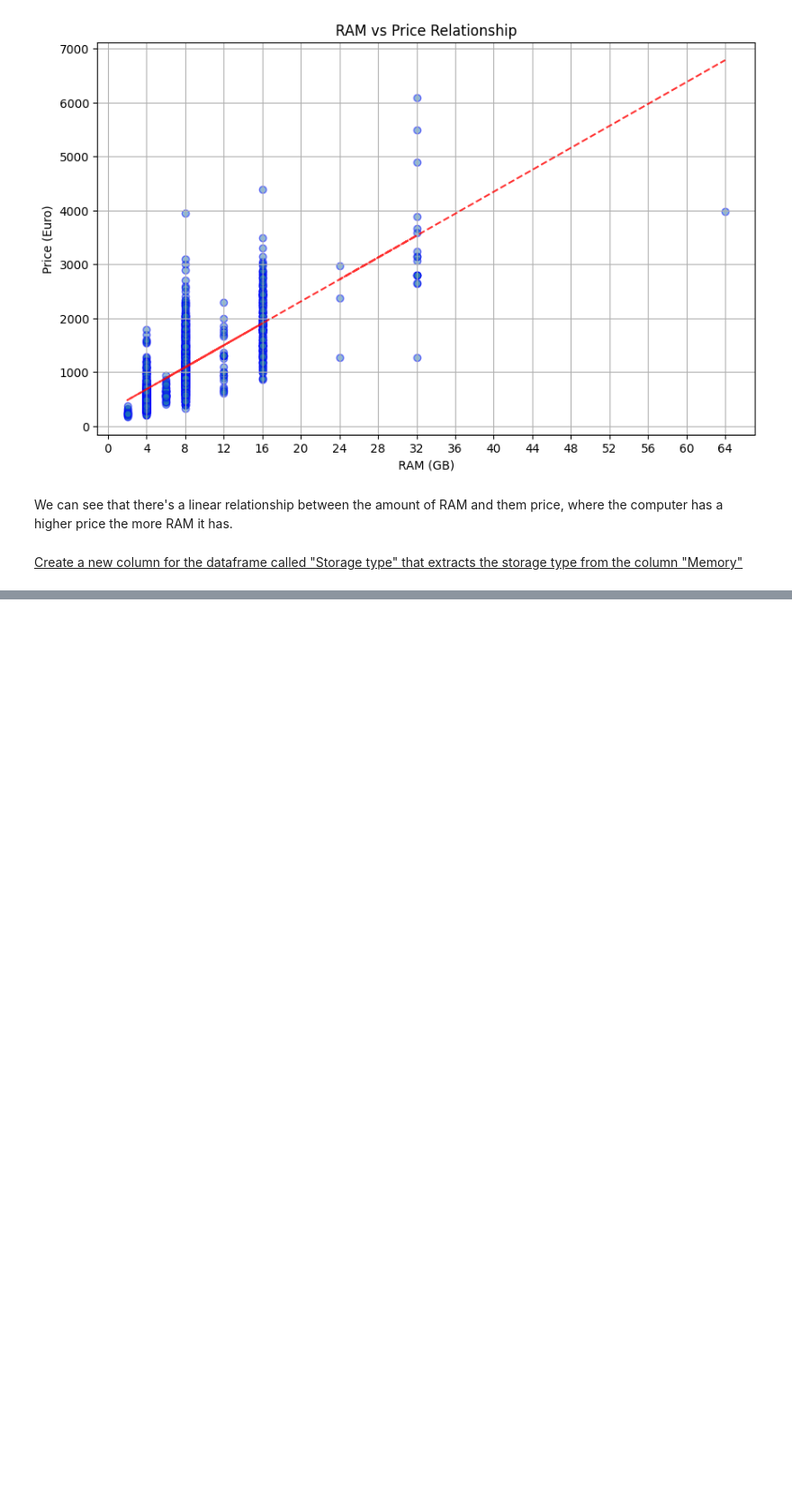
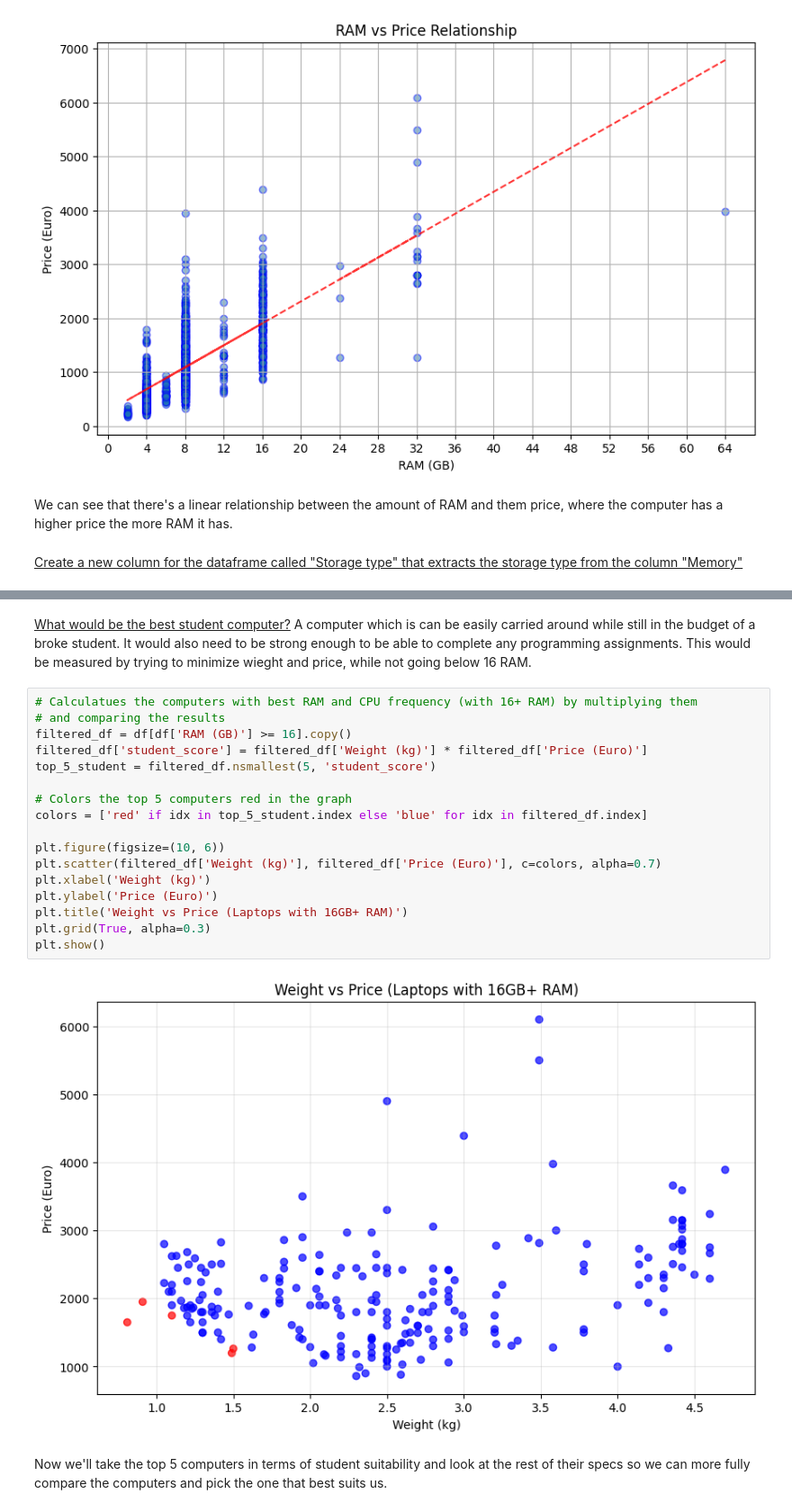
Before and after one commit to HilaOhayion/MiniProject1, a Jupyter notebook: Part_2_Q2.ipynb, the cells around one changed output, grey strips where cells are left out. Shown at 90% size. Drawn from its saved outputs; the diff is of its cells as text; blank space fills up the shorter version.

```diff
--- a/Part_2_Q2.ipynb
+++ b/Part_2_Q2.ipynb
@@ -146,0 +195,25 @@ print(df[['Memory', 'Storage type']].head(30))
+# %% [markdown]
+<u>What would be the best student computer?</u></p>
+A computer which is can be easily carried around while still in the budget of a broke student. It would also need to be strong enough to be able to complete any programming assignments. </p>
+This would be measured by trying to minimize wieght and price, while not going below 16 RAM.
+# %%
+# Calculatues the computers with best RAM and CPU frequency (with 16+ RAM) by multiplying them
+# and comparing the results
+filtered_df = df[df['RAM (GB)'] >= 16].copy()
+filtered_df['student_score'] = filtered_df['Weight (kg)'] * filtered_df['Price (Euro)']
+top_5_student = filtered_df.nsmallest(5, 'student_score')
+
+# Colors the top 5 computers red in the graph
+colors = ['red' if idx in top_5_student.index else 'blue' for idx in filtered_df.index]
+
+plt.figure(figsize=(10, 6))
+plt.scatter(filtered_df['Weight (kg)'], filtered_df['Price (Euro)'], c=colors, alpha=0.7)
+plt.xlabel('Weight (kg)')
+plt.ylabel('Price (Euro)')
+plt.title('Weight vs Price (Laptops with 16GB+ RAM)')
+plt.grid(True, alpha=0.3)
+plt.show()
+# %% [output]
+[figure, added]
+# %% [markdown]
+Now we'll take the top 5 computers in terms of student suitability and look at the rest of their specs so we can more fully compare the computers and pick the one that best suits us.
```
Also changed, not shown: parts of 11 cells of this notebook, 1 other file.
